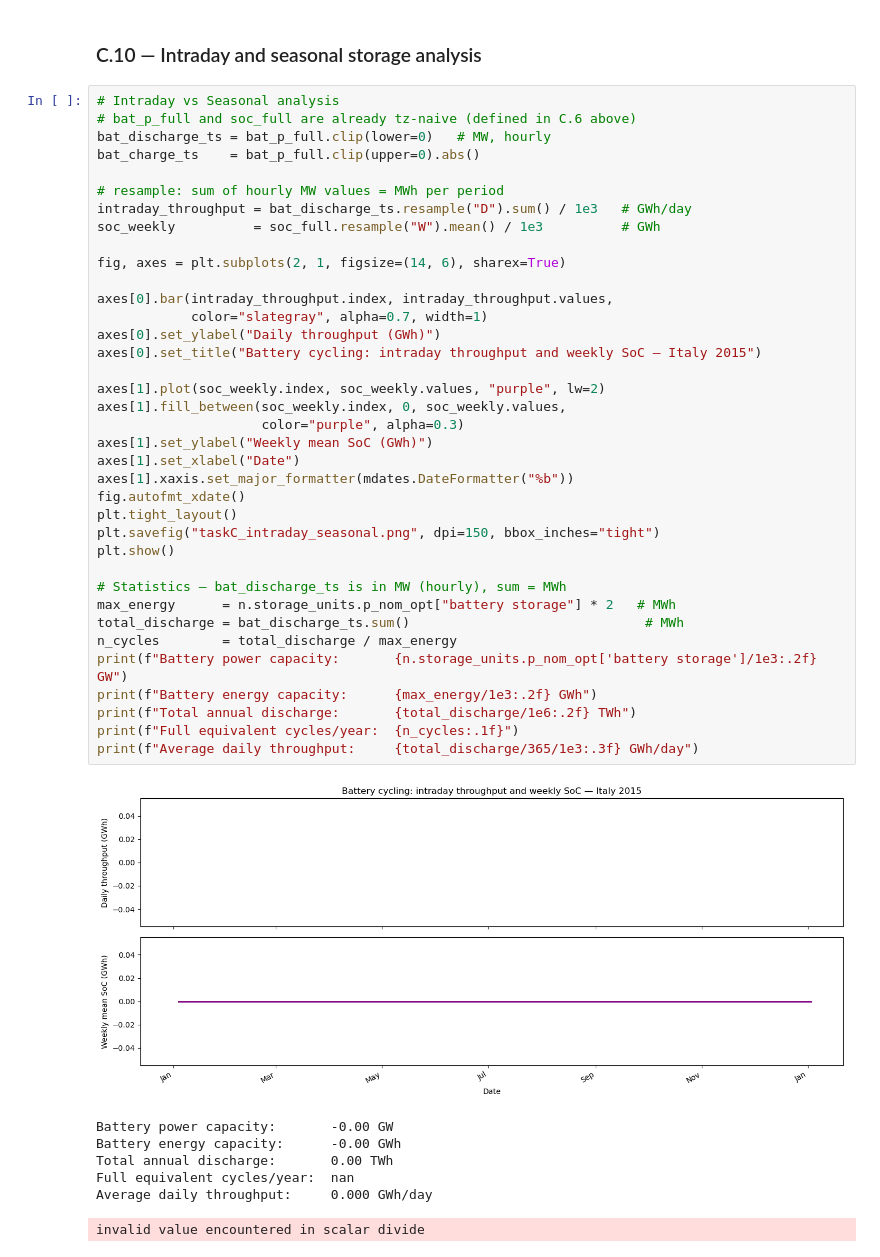
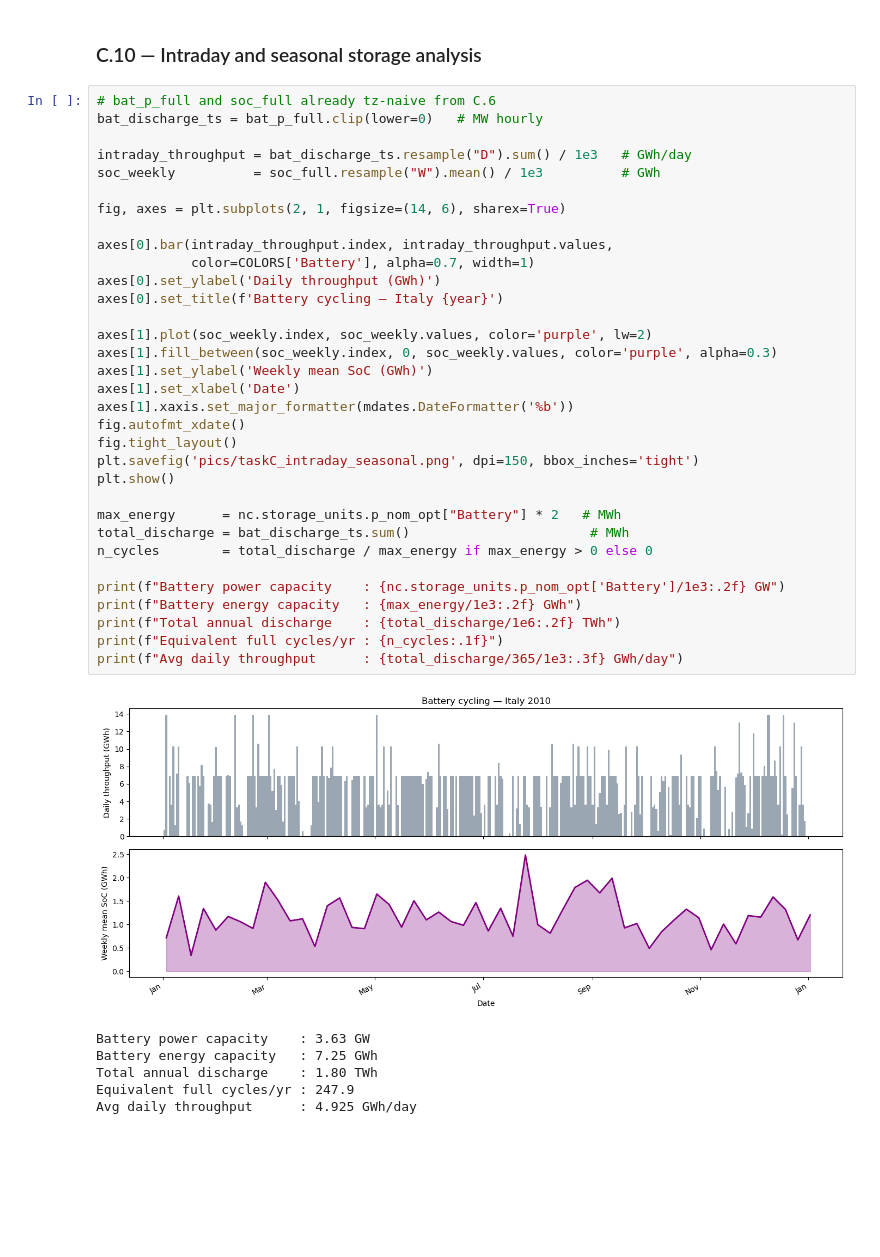
Before and after one commit to kryists/46770-integrated-energy-grids, a Jupyter notebook: taskA.ipynb, the cells around one changed output. Saved outputs shown, nothing was run; the diff lists cells and outputs as text; blank space fills up the shorter version.

```diff
--- a/taskA.ipynb
+++ b/taskA.ipynb
@@ -1124,47 +1071,42 @@ invalid value encountered in scalar divide
 # %% [markdown]
 ### C.10 — Intraday and seasonal storage analysis
 # %%
-# Intraday vs Seasonal analysis
-# bat_p_full and soc_full are already tz-naive (defined in C.6 above)
-bat_discharge_ts = bat_p_full.clip(lower=0)   # MW, hourly
-bat_charge_ts    = bat_p_full.clip(upper=0).abs()
+# bat_p_full and soc_full already tz-naive from C.6
+bat_discharge_ts = bat_p_full.clip(lower=0)   # MW hourly
 
-# resample: sum of hourly MW values = MWh per period
 intraday_throughput = bat_discharge_ts.resample("D").sum() / 1e3   # GWh/day
 soc_weekly          = soc_full.resample("W").mean() / 1e3          # GWh
 
 fig, axes = plt.subplots(2, 1, figsize=(14, 6), sharex=True)
 
 axes[0].bar(intraday_throughput.index, intraday_throughput.values,
-            color="slategray", alpha=0.7, width=1)
-axes[0].set_ylabel("Daily throughput (GWh)")
-axes[0].set_title("Battery cycling: intraday throughput and weekly SoC — Italy 2015")
+            color=COLORS['Battery'], alpha=0.7, width=1)
+axes[0].set_ylabel('Daily throughput (GWh)')
+axes[0].set_title(f'Battery cycling — Italy {year}')
 
-axes[1].plot(soc_weekly.index, soc_weekly.values, "purple", lw=2)
-axes[1].fill_between(soc_weekly.index, 0, soc_weekly.values,
-                     color="purple", alpha=0.3)
-axes[1].set_ylabel("Weekly mean SoC (GWh)")
-axes[1].set_xlabel("Date")
-axes[1].xaxis.set_major_formatter(mdates.DateFormatter("%b"))
+axes[1].plot(soc_weekly.index, soc_weekly.values, color='purple', lw=2)
+axes[1].fill_between(soc_weekly.index, 0, soc_weekly.values, color='purple', alpha=0.3)
+axes[1].set_ylabel('Weekly mean SoC (GWh)')
+axes[1].set_xlabel('Date')
+axes[1].xaxis.set_major_formatter(mdates.DateFormatter('%b'))
 fig.autofmt_xdate()
-plt.tight_layout()
-plt.savefig("taskC_intraday_seasonal.png", dpi=150, bbox_inches="tight")
+fig.tight_layout()
+plt.savefig('pics/taskC_intraday_seasonal.png', dpi=150, bbox_inches='tight')
 plt.show()
 
-# Statistics — bat_discharge_ts is in MW (hourly), sum = MWh
-max_energy      = n.storage_units.p_nom_opt["battery storage"] * 2   # MWh
-total_discharge = bat_discharge_ts.sum()                              # MWh
-n_cycles        = total_discharge / max_energy
-print(f"Battery power capacity:       {n.storage_units.p_nom_opt['battery storage']/1e3:.2f} GW")
-print(f"Battery energy capacity:      {max_energy/1e3:.2f} GWh")
-print(f"Total annual discharge:       {total_discharge/1e6:.2f} TWh")
-print(f"Full equivalent cycles/year:  {n_cycles:.1f}")
-print(f"Average daily throughput:     {total_discharge/365/1e3:.3f} GWh/day")
+max_energy      = nc.storage_units.p_nom_opt["Battery"] * 2   # MWh
+total_discharge = bat_discharge_ts.sum()                       # MWh
+n_cycles        = total_discharge / max_energy if max_energy > 0 else 0
+
+print(f"Battery power capacity    : {nc.storage_units.p_nom_opt['Battery']/1e3:.2f} GW")
+print(f"Battery energy capacity   : {max_energy/1e3:.2f} GWh")
+print(f"Total annual discharge    : {total_discharge/1e6:.2f} TWh")
+print(f"Equivalent full cycles/yr : {n_cycles:.1f}")
+print(f"Avg daily throughput      : {total_discharge/365/1e3:.3f} GWh/day")
 # %% [output]
-[figure, old version]
+[figure, new version]
-Battery power capacity:       -0.00 GW
-Battery energy capacity:      -0.00 GWh
-Total annual discharge:       0.00 TWh
-Full equivalent cycles/year:  nan
-Average daily throughput:     0.000 GWh/day
+Battery power capacity    : 3.63 GW
+Battery energy capacity   : 7.25 GWh
+Total annual discharge    : 1.80 TWh
+Equivalent full cycles/yr : 247.9
+Avg daily throughput      : 4.925 GWh/day
-invalid value encountered in scalar divide
```
Also changed, not shown: parts of 21 cells of this notebook, 7 other files.
